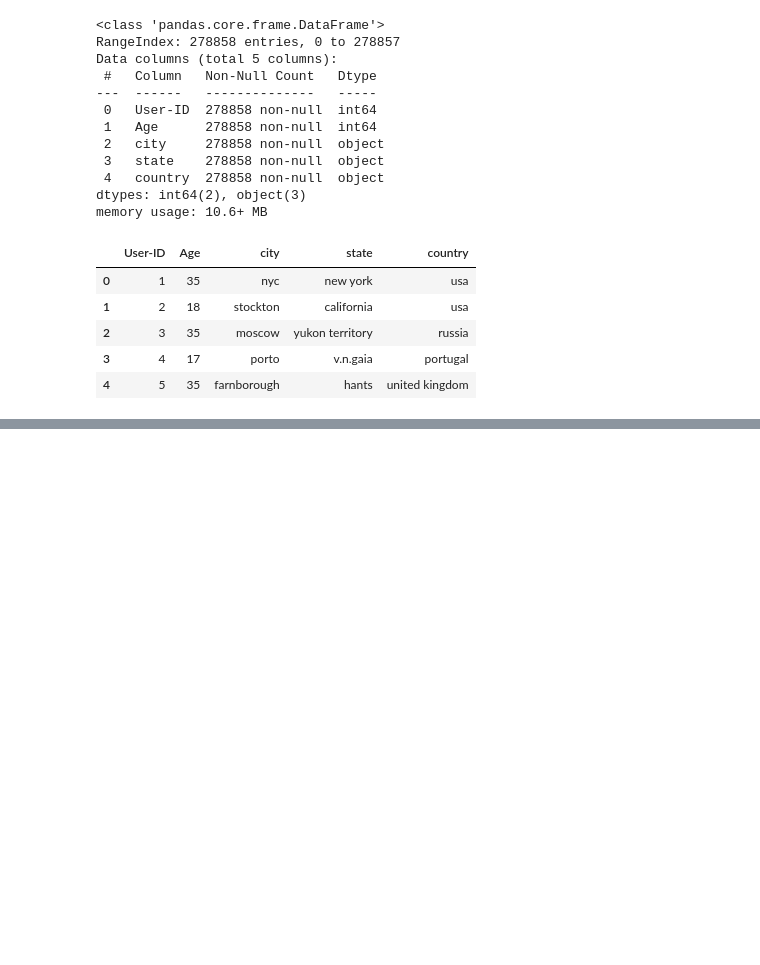
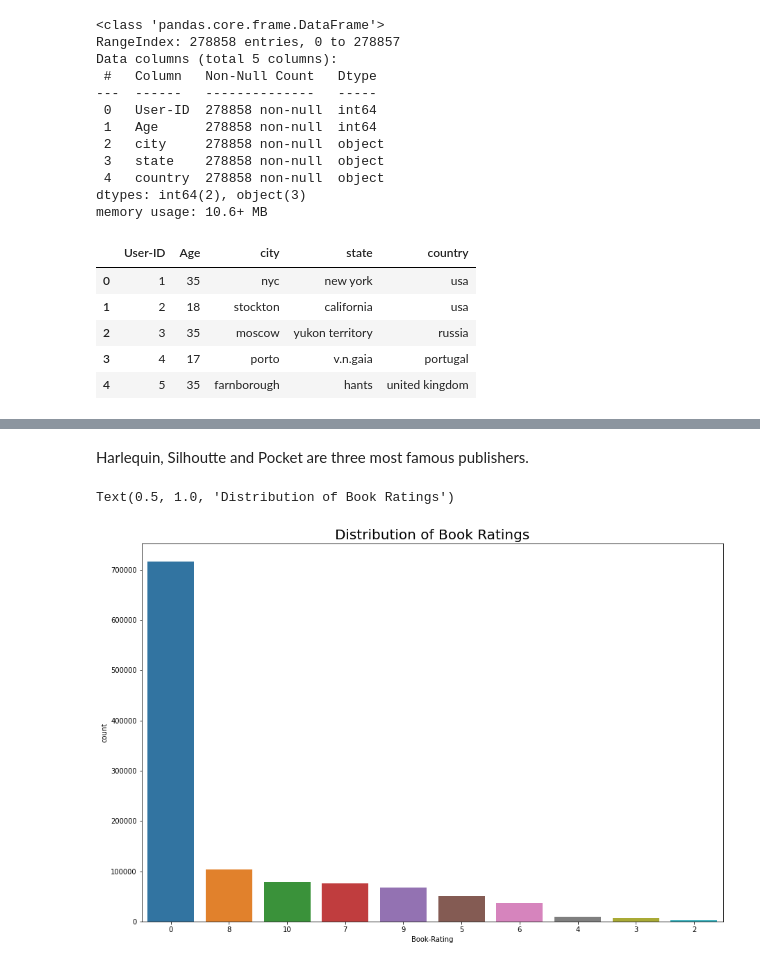
Before and after one commit to Subhajit53/Book-Recommendation-System, a Jupyter notebook: Book_Recommendation_System_Colab_Notebook.ipynb, the cells around one changed output, grey strips where cells are left out. Drawn from its saved outputs; the diff is of its cells as text; code cells hidden in the pictures; blank space fills up the shorter version.

```diff
--- a/Book_Recommendation_System_Colab_Notebook.ipynb
+++ b/Book_Recommendation_System_Colab_Notebook.ipynb
@@ -348,0 +378,17 @@ users.head()
+# %%
+# removing extra characters from ISBN (from ratings dataset) existing in books dataset
+bookISBN = books['ISBN'].tolist()
+reg = "[^A-Za-z0-9]"
+for index, row_Value in ratings.iterrows():
+    z = re.search(reg, row_Value['ISBN'])
+    if z:
+        f = re.sub(reg,"",row_Value['ISBN'])
+        if f in bookISBN:
+            ratings.at[index , 'ISBN'] = f
+# %%
+# Uppercasing all alphabets in ISBN
+ratings['ISBN'] = ratings['ISBN'].str.upper()
+# %%
+# Drop duplicate rows
+ratings.drop_duplicates(keep='last', inplace=True)
+ratings.reset_index(drop=True, inplace=True)
@@ -348,0 +466,10 @@ users.head()
+# %% [markdown]
+Harlequin, Silhoutte and Pocket are three most famous publishers.
+# %%
+# Visualizing distribution of book ratings
+plt.figure(figsize=(15,10))
+sns.countplot(x="Book-Rating", data=ratings, order=ratings['Book-Rating'].value_counts().index[0:10])
+plt.title('Distribution of Book Ratings', fontsize = 20)
+# %% [output]
+Text(0.5, 1.0, 'Distribution of Book Ratings')
+[figure, added]
```
Also changed, not shown: parts of 23 cells of this notebook.
